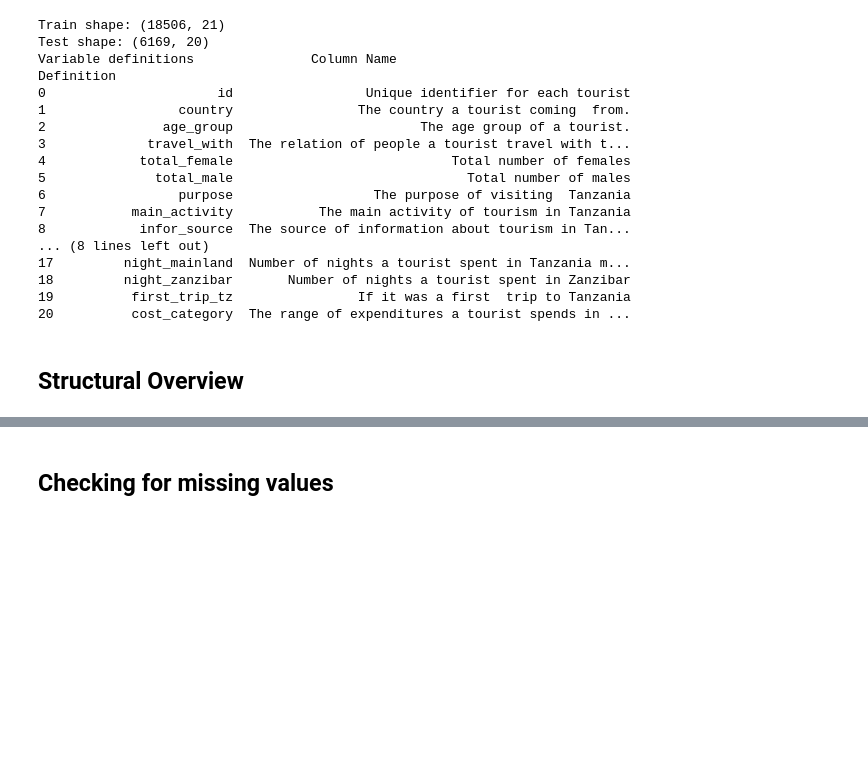
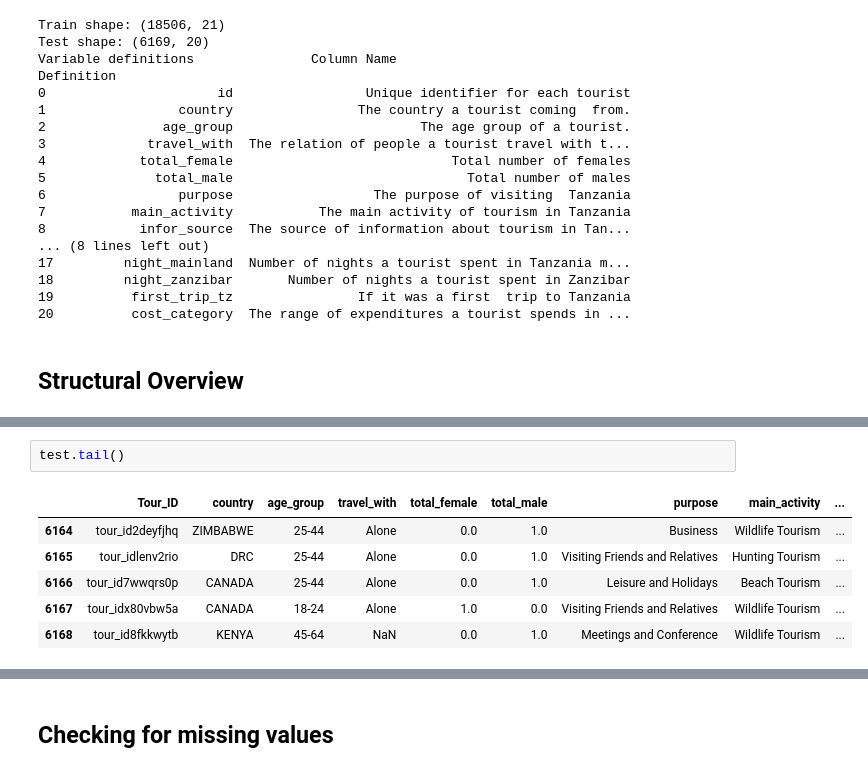
Before and after one commit to MarcelNazare/Tanzania-Tourism-Expenditure-Classsifier, a Jupyter notebook: notebooks/01_eda.ipynb, the cells around one changed output, grey strips where cells are left out. Drawn from its saved outputs; the diff is of its cells as text; blank space fills up the shorter version.

```diff
--- a/notebooks/01_eda.ipynb
+++ b/notebooks/01_eda.ipynb
@@ -96,0 +132,9 @@ Name: count, dtype: int64
+# %%
+test.tail()
+# %% [output]
+|  | Tour_ID | country | age_group | travel_with | total_female | total_male | purpose | main_activity | ... |
+| 6164 | tour_id2deyfjhq | ZIMBABWE | 25-44 | Alone | 0.0 | 1.0 | Business | Wildlife Tourism | ... |
+| 6165 | tour_idlenv2rio | DRC | 25-44 | Alone | 0.0 | 1.0 | Visiting Friends and Relatives | Hunting Tourism | ... |
+| 6166 | tour_id7wwqrs0p | CANADA | 25-44 | Alone | 0.0 | 1.0 | Leisure and Holidays | Beach Tourism | ... |
+| 6167 | tour_idx80vbw5a | CANADA | 18-24 | Alone | 1.0 | 0.0 | Visiting Friends and Relatives | Wildlife Tourism | ... |
+| 6168 | tour_id8fkkwytb | KENYA | 45-64 | NaN | 0.0 | 1.0 | Meetings and Conference | Wildlife Tourism | ... |
```
Also changed, not shown: parts of 14 cells of this notebook.
